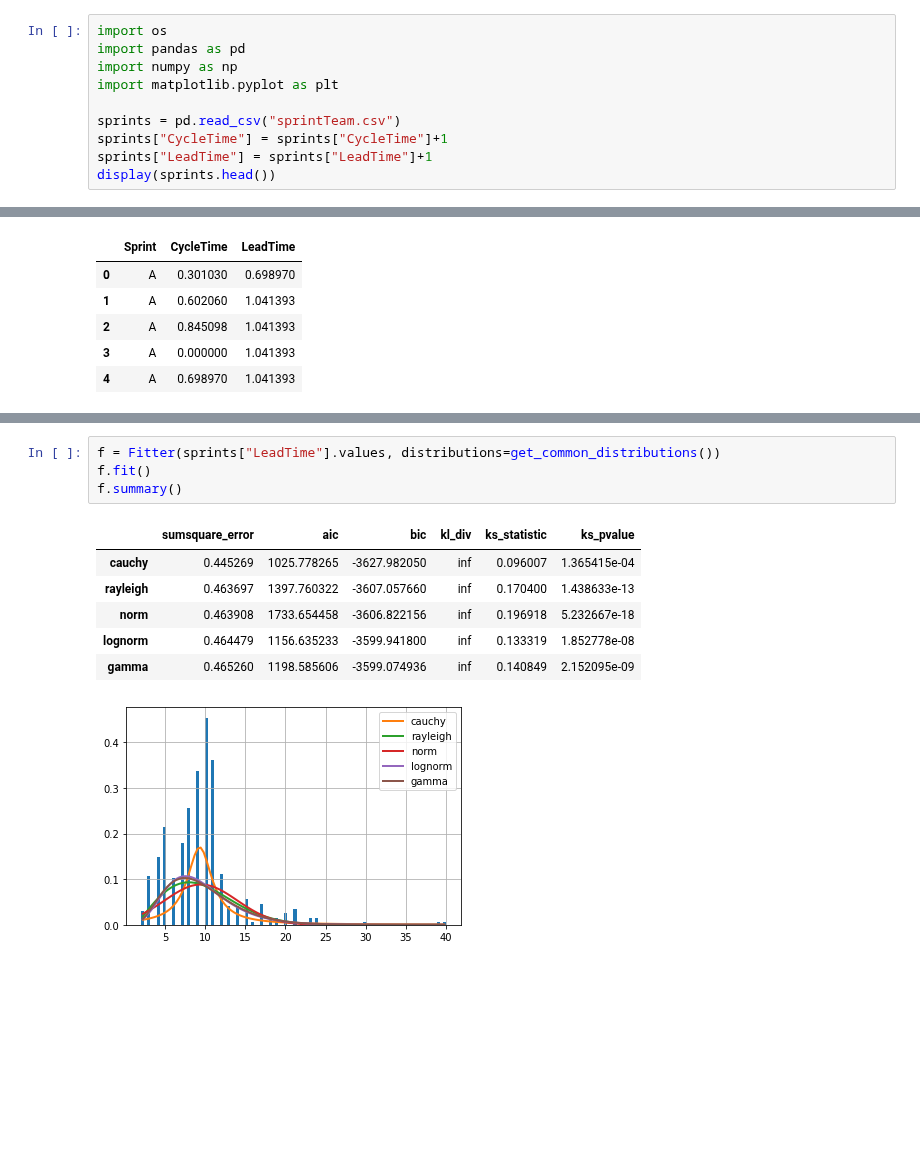
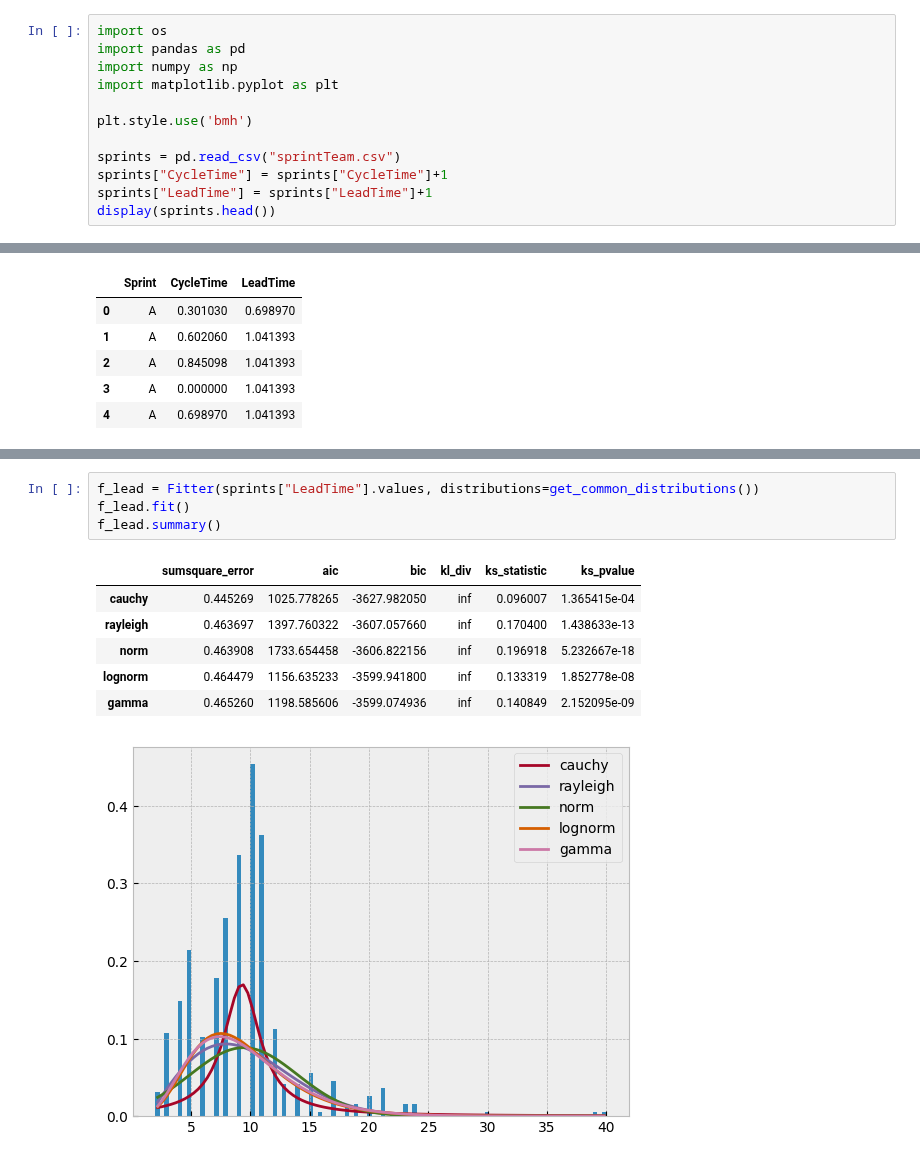
Before and after one commit to zkavtaskin/Lead-Time-Driven-Delivery-Simulation, a Jupyter notebook: Notebook/LittlePower.ipynb, the cells around one changed output, grey strips where cells are left out. Drawn from its saved outputs; the diff is of its cells as text; blank space fills up the shorter version.

```diff
--- a/Notebook/LittlePower.ipynb
+++ b/Notebook/LittlePower.ipynb
@@ -12,6 +18,8 @@ import pandas as pd
 import numpy as np
 import matplotlib.pyplot as plt
 
+plt.style.use('bmh')
+
 sprints = pd.read_csv("sprintTeam.csv")
 sprints["CycleTime"] = sprints["CycleTime"]+1
 sprints["LeadTime"] = sprints["LeadTime"]+1
@@ -127,13 +128,13 @@ f.summary()
 # %%
-f = Fitter(sprints["LeadTime"].values, distributions=get_common_distributions())
-f.fit()
-f.summary()
+f_lead = Fitter(sprints["LeadTime"].values, distributions=get_common_distributions())
+f_lead.fit()
+f_lead.summary()
 # %% [output]
 |  | sumsquare_error | aic | bic | kl_div | ks_statistic | ks_pvalue |
 | cauchy | 0.445269 | 1025.778265 | -3627.982050 | inf | 0.096007 | 1.365415e-04 |
 | rayleigh | 0.463697 | 1397.760322 | -3607.057660 | inf | 0.170400 | 1.438633e-13 |
 | norm | 0.463908 | 1733.654458 | -3606.822156 | inf | 0.196918 | 5.232667e-18 |
 | lognorm | 0.464479 | 1156.635233 | -3599.941800 | inf | 0.133319 | 1.852778e-08 |
 | gamma | 0.465260 | 1198.585606 | -3599.074936 | inf | 0.140849 | 2.152095e-09 |
-[figure, old version]
+[figure, new version]
 # %%
```
Also changed, not shown: parts of 13 cells of this notebook.
